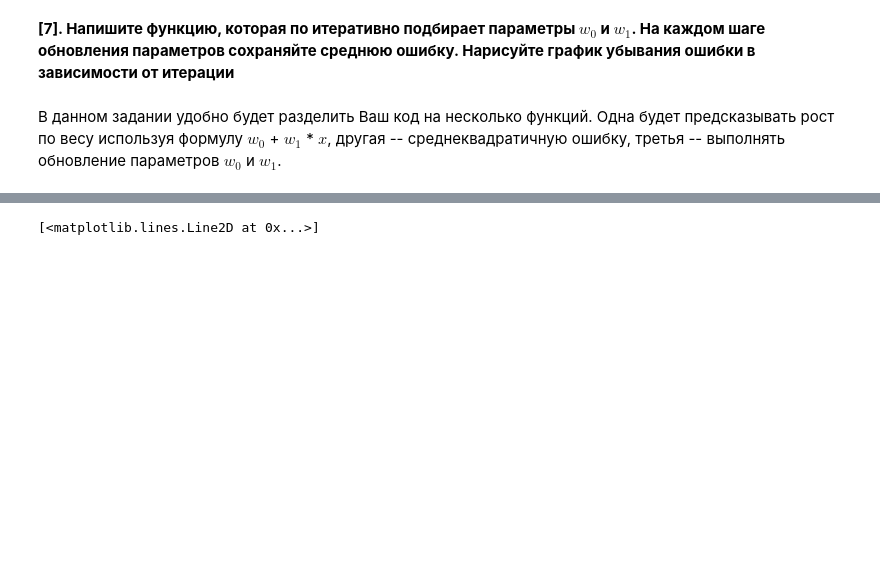
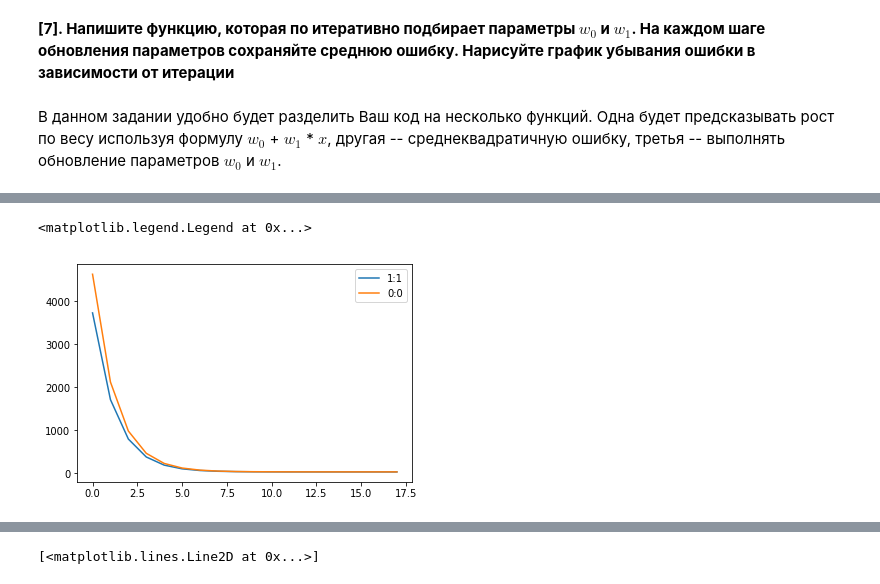
Before and after one commit to gt22/banana-ml, a Jupyter notebook: linear_regression.ipynb, the cells around one changed output, grey strips where cells are left out. Saved outputs shown, nothing was run; the diff lists cells and outputs as text; code cells hidden in the pictures; blank space fills up the shorter version.

```diff
--- a/linear_regression.ipynb
+++ b/linear_regression.ipynb
@@ -103,11 +103,13 @@ df.plot(x='Weight', y='Height', kind='scatter')
 $$error(w_0, w_1) = \sum_{i=1}^n {(y_i - (w_0 + w_1 * x_i))}^2 $$
 Здесь $n$ – число наблюдений в наборе данных, $y_i$ и $x_i$ – рост и вес $i$-ого человека в наборе данных.
 # %%
+div1len = np.divide(1, len(df))
+
 def sqErr(x, y, w, b):
     return np.square(np.subtract(np.add(np.multiply(w, x), b), y))
 
 def Q(w, b):
-    return np.divide(np.sum(df.apply(lambda r: sqErr(r['Weight'], r['Height'], w, b), axis=1)), len(df))
+    return np.multiply(np.sum(df.apply(lambda r: sqErr(r['Weight'], r['Height'], w, b), axis=1)), div1len)
 # %% [markdown]
 **[7]. Напишите функцию, которая по итеративно подбирает параметры $w_0$ и $w_1$.
 На каждом шаге обновления параметров сохраняйте среднюю ошибку.
@@ -205,0 +182,16 @@ plt.plot(bs)
+# %%
+w2 = 0
+b2 = 0
+errors2 = [Q(w2, b2)]
+ws2 = [w2]
+bs2 = [b2]
+i = 0
+while True:
+    w2, b2 = train(step, w2, b2)
+    errors2.append(Q(w2, b2))
+    ws2.append(w2)
+    bs2.append(b2)
+    i += 1
+    print(i, errors2[-1])
+    if np.abs(errors2[-2] - errors2[-1]) < 1e-2:
+        break
@@ -205,0 +216,7 @@ plt.plot(bs)
+# %%
+plt.plot(errors, label='1:1')
+plt.plot(errors2, label='0:0')
+plt.legend()
+# %% [output]
+<matplotlib.legend.Legend at 0x...>
+[figure, added]
```
Also changed, not shown: parts of 8 cells of this notebook.
